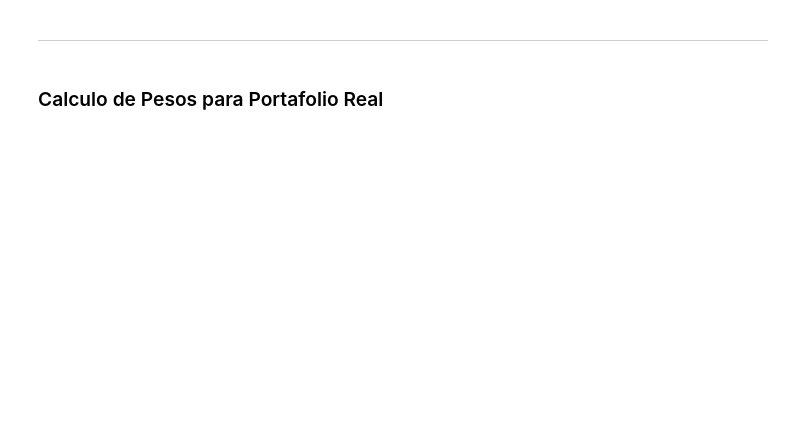
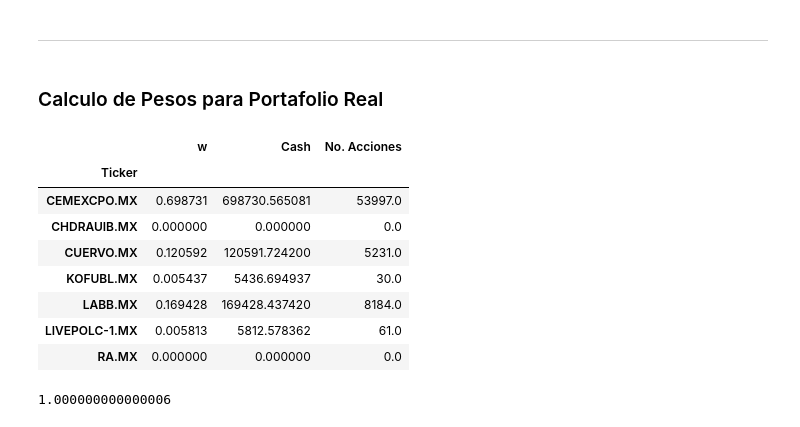
Before and after one commit to ppmelch/Portafolios-de-Inversi-n, a Jupyter notebook: Tarea/T 7.ipynb, the cells around one changed output. Saved outputs shown, nothing was run; the diff lists cells and outputs as text; code cells hidden in the pictures; blank space fills up the shorter version.

```diff
--- a/Tarea/T 7.ipynb
+++ b/Tarea/T 7.ipynb
@@ -385,3 +385,23 @@ Desempeño
 ---
 # %% [markdown]
 ### Calculo de Pesos para Portafolio Real
+# %%
+re_opt = pd.DataFrame(index=  opt_rets.columns)
+re_opt['w'] = opt_min_var(bt_prices)
+re_opt['Cash'] = re_opt['w'] * capital
+re_opt['No. Acciones'] = np.floor(re_opt['Cash'] / bt_prices.iloc[-1])
+re_opt
+# %% [output]
+|  | w | Cash | No. Acciones |
+| Ticker |  |  |  |
+| CEMEXCPO.MX | 0.698731 | 698730.565081 | 53997.0 |
+| CHDRAUIB.MX | 0.000000 | 0.000000 | 0.0 |
+| CUERVO.MX | 0.120592 | 120591.724200 | 5231.0 |
+| KOFUBL.MX | 0.005437 | 5436.694937 | 30.0 |
+| LABB.MX | 0.169428 | 169428.437420 | 8184.0 |
+| LIVEPOLC-1.MX | 0.005813 | 5812.578362 | 61.0 |
+| RA.MX | 0.000000 | 0.000000 | 0.0 |
+# %%
+re_opt['w'].sum()
+# %% [output]
+1.000000000000006
```
Also changed, not shown: parts of 8 cells of this notebook, 2 other files.
